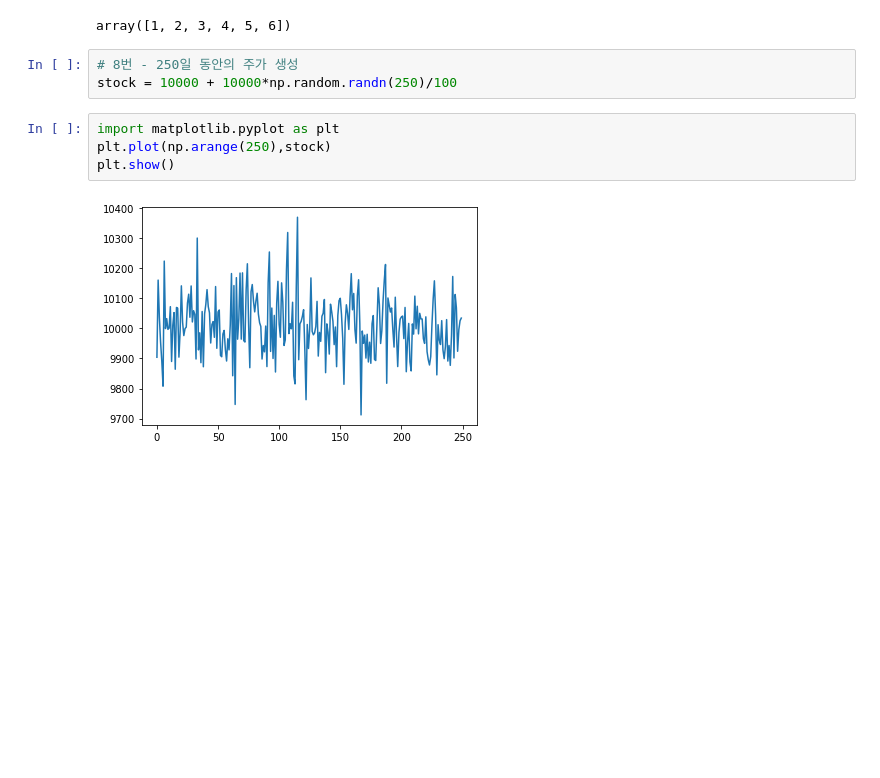
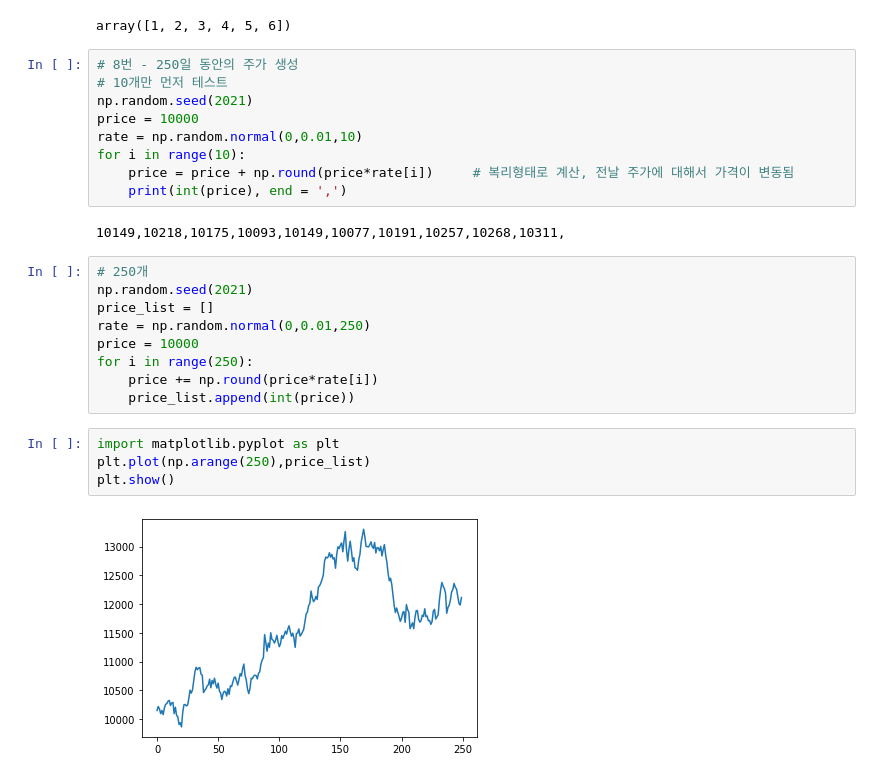
Before and after one commit to Hwangmi09/DataAnalysis, a Jupyter notebook: 01.Numpy/03_넘파이.ipynb, the cells around one changed output. Drawn from its saved outputs; the diff is of its cells as text; blank space fills up the shorter version.

```diff
--- a/01.Numpy/03_넘파이.ipynb
+++ b/01.Numpy/03_넘파이.ipynb
@@ -323,12 +323,29 @@ np.mean(dice)
 np.unique(dice)
 # %% [output]
 array([1, 2, 3, 4, 5, 6])
-# %%
-# 8번 - 250일 동안의 주가 생성
-stock = 10000 + 10000*np.random.randn(250)/100
+# %%
+# 8번 - 250일 동안의 주가 생성
+# 10개만 먼저 테스트
+np.random.seed(2021)
+price = 10000
+rate = np.random.normal(0,0.01,10)
+for i in range(10):
+    price = price + np.round(price*rate[i])     # 복리형태로 계산, 전날 주가에 대해서 가격이 변동됨
+    print(int(price), end = ',')
+# %% [output]
+10149,10218,10175,10093,10149,10077,10191,10257,10268,10311,
+# %%
+# 250개
+np.random.seed(2021)
+price_list = []
+rate = np.random.normal(0,0.01,250)
+price = 10000
+for i in range(250):
+    price += np.round(price*rate[i])
+    price_list.append(int(price))
 # %%
 import matplotlib.pyplot as plt
-plt.plot(np.arange(250),stock)
+plt.plot(np.arange(250),price_list)
 plt.show()
 # %% [output]
-[figure, old version]
+[figure, new version]
```
